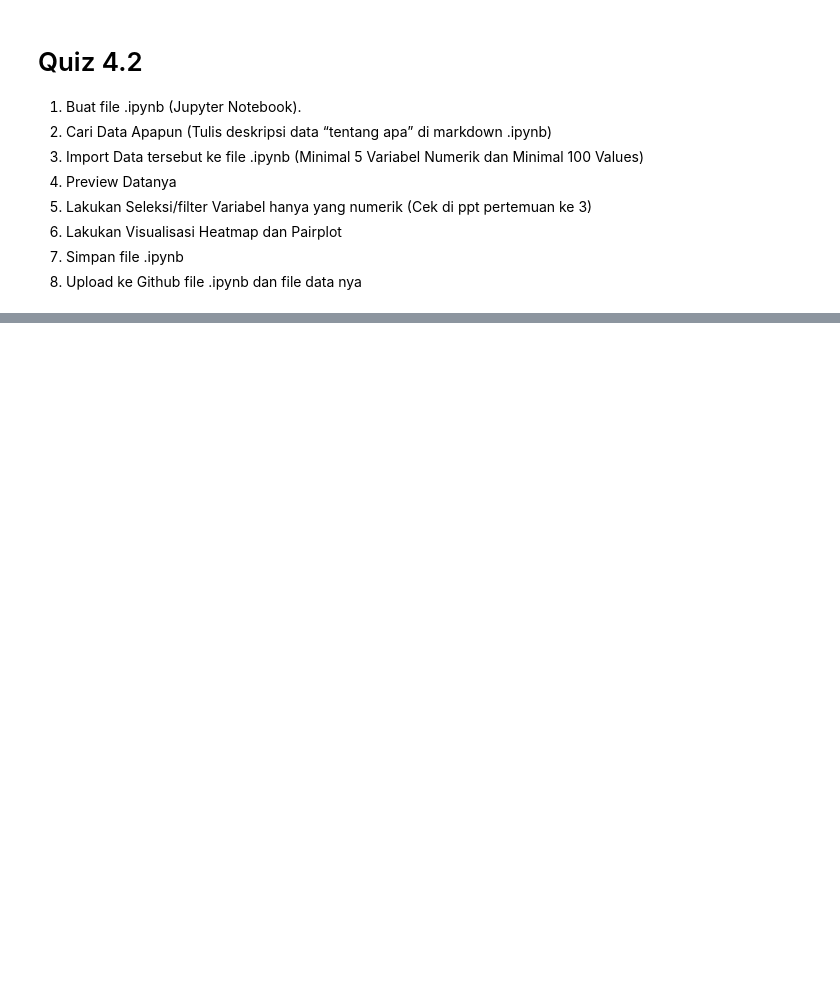
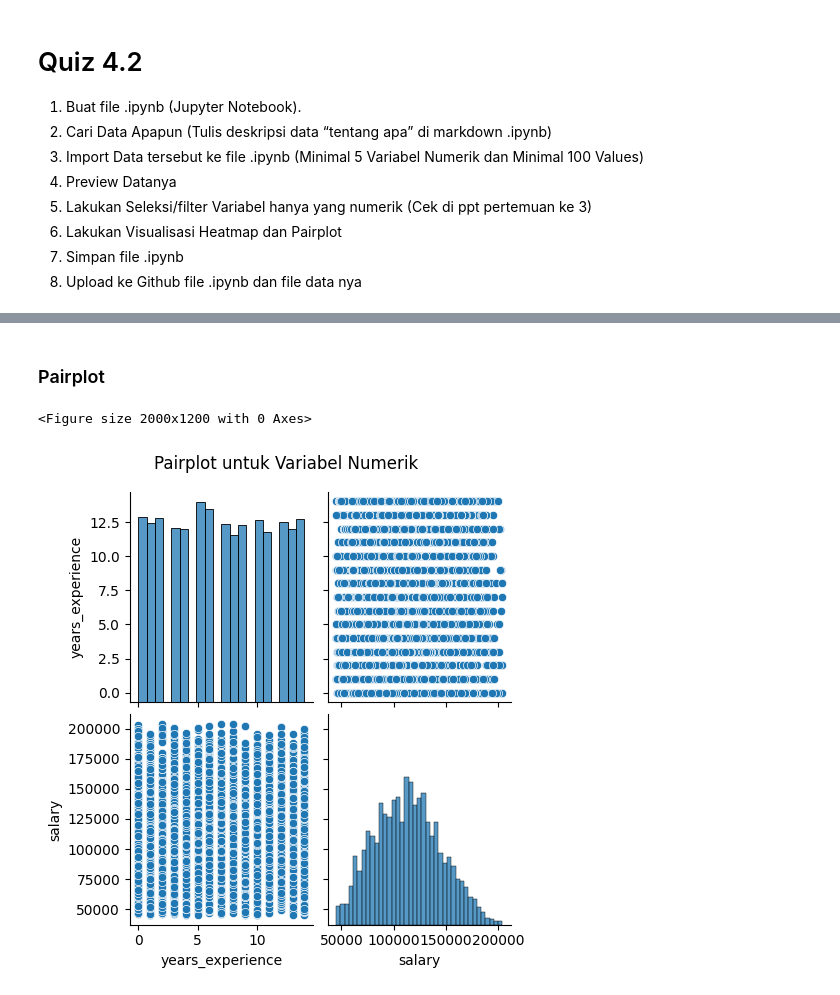
Before and after one commit to RekoNF/EDV_Tugas-and-Quiz, a Jupyter notebook: Quiz/Quiz 4.2.ipynb, the cells around one changed output, grey strips where cells are left out. Drawn from its saved outputs; the diff is of its cells as text; code cells hidden in the pictures; blank space fills up the shorter version.

```diff
--- a/Quiz/Quiz 4.2.ipynb
+++ b/Quiz/Quiz 4.2.ipynb
@@ -50,0 +168,10 @@ print(df)
+# %% [markdown]
+### Pairplot
+# %%
+plt.figure(figsize=(20,12))
+sns.pairplot(df[['years_experience', 'salary']])
+plt.suptitle("Pairplot untuk Variabel Numerik", y=1.05)
+plt.show()
+# %% [output]
+<Figure size 2000x1200 with 0 Axes>
+[figure, added]
```
Also changed, not shown: parts of 13 cells of this notebook, 1 other file.
